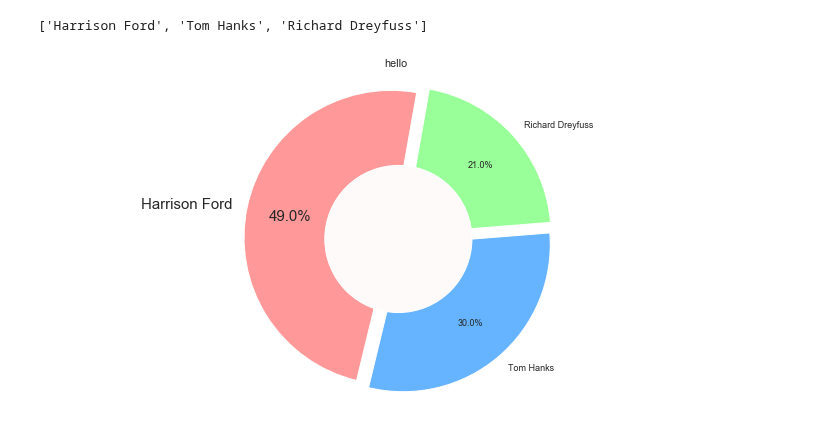
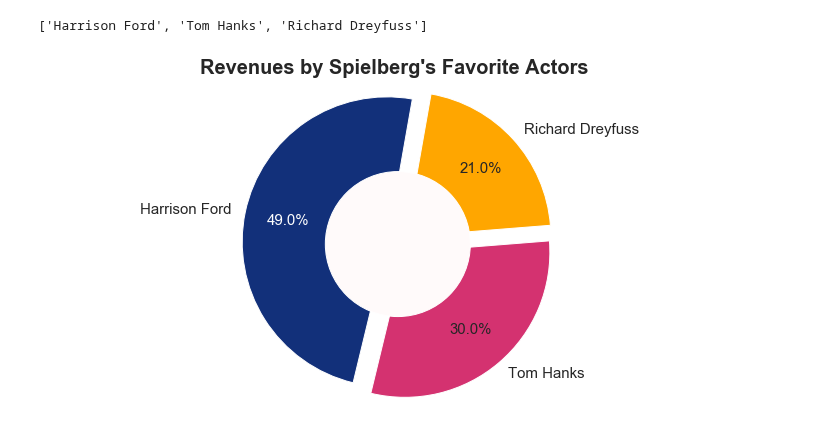
Before and after one commit to Steve-Choi/DAND, a Jupyter notebook: investigate-a-dataset/tmdb_project.ipynb, the cells around one changed output. Saved outputs shown, nothing was run; the diff lists cells and outputs as text; code cells hidden in the pictures.

```diff
--- a/investigate-a-dataset/tmdb_project.ipynb
+++ b/investigate-a-dataset/tmdb_project.ipynb
@@ -736,7 +733,7 @@ Richard Dreyfuss    3
 dtype: int64
 # %%
 # Spielberg's movies with any of thoes 3 actors
-temp = df_q5[df_q5['cast'].str.contains("Tom Hanks|Harrison Ford|Richard Dreyfuss")]
+temp = df_q5[df_q5['cast'].str.contains("Harrison Ford|Tom Hanks|Richard Dreyfuss")]
 temp.shape
 # %% [output]
 (11, 14)
@@ -777,30 +775,34 @@ df_q5_cast.index.to_list()
 ['Harrison Ford', 'Tom Hanks', 'Richard Dreyfuss']
 # %%
 # Pie chart
-labels = df_q5_cast.index.to_list()
+labels = df_q5_cast.index.tolist()
 sizes = [harrison_rev, tom_rev, richard_rev]
 
-#colors
-colors = ['#ff9999','#66b3ff','#99ff99','#ffcc99']
+# colors
+colors = ['#12307a', '#d43270', '#ffa600']
 
-#explsion
-explode = (0.05,0.05,0.05)
+# explsion
+explode = (0.075, 0.075, 0.075)
 
-fig1, ax1 = plt.subplots(figsize=(10,5))
-patches, texts, autotexts = plt.pie(sizes, colors = colors, labels=labels, autopct='%1.1f%%',
-                            startangle=80, pctdistance=0.7, explode = explode)
+fig1, ax1 = plt.subplots(figsize=(10, 5))
+patches, texts, autotexts = plt.pie(sizes, colors=colors, labels=labels,
+                                    autopct='%1.1f%%', startangle=80,
+                                    pctdistance=0.7, explode=explode)
 
-texts[0].set_fontsize(15)
-autotexts[0].set_fontsize(15)
+# label fontsize and color using list comprehesion
+[texts[i].set_fontsize(15) for i in range(len(texts))]
+[autotexts[i].set_fontsize(15) for i in range(len(autotexts))]
+autotexts[0].set_color('white')
 
-#draw circle
-centre_circle = plt.Circle((0,0),0.50,fc='snow')
+# draw circle
+center_circle = plt.Circle((0, 0), 0.5, fc='snow')
 fig = plt.gcf()
-fig.gca().add_artist(centre_circle)
+fig.gca().add_artist(center_circle)
 
 # Equal aspect ratio ensures that pie is drawn as a circle
 ax1.axis('equal')
 plt.tight_layout()
-fig1 = plt.title('hello')
+fig1 = plt.title("Revenues by Spielberg's Favorite Actors",
+                 fontweight='bold', fontsize=20)
 # %% [output]
-[figure, old version]
+[figure, new version]
```
Also changed, not shown: parts of 11 cells of this notebook.
